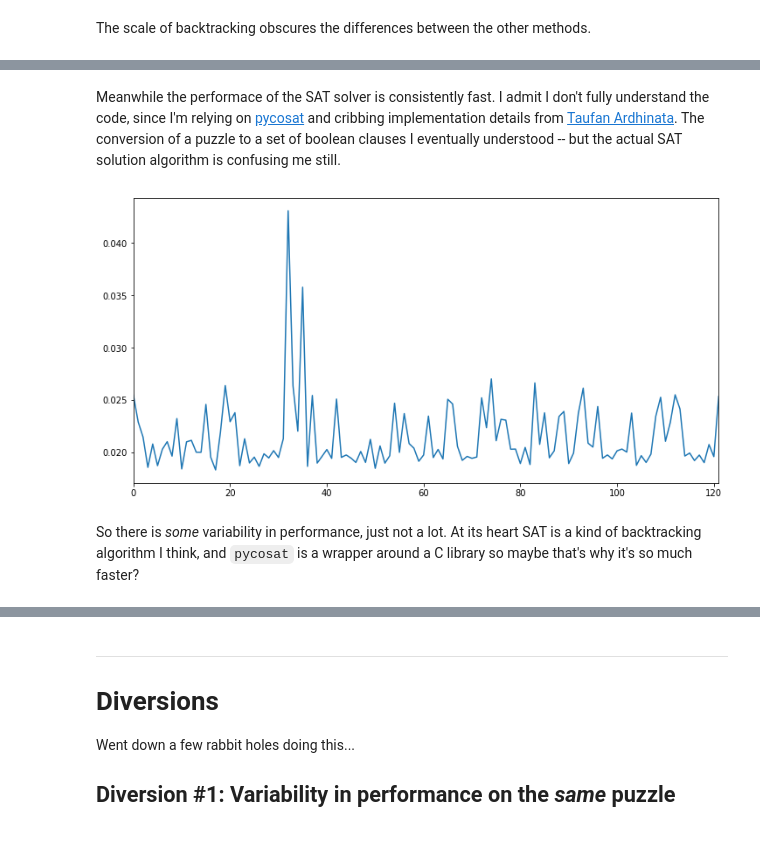
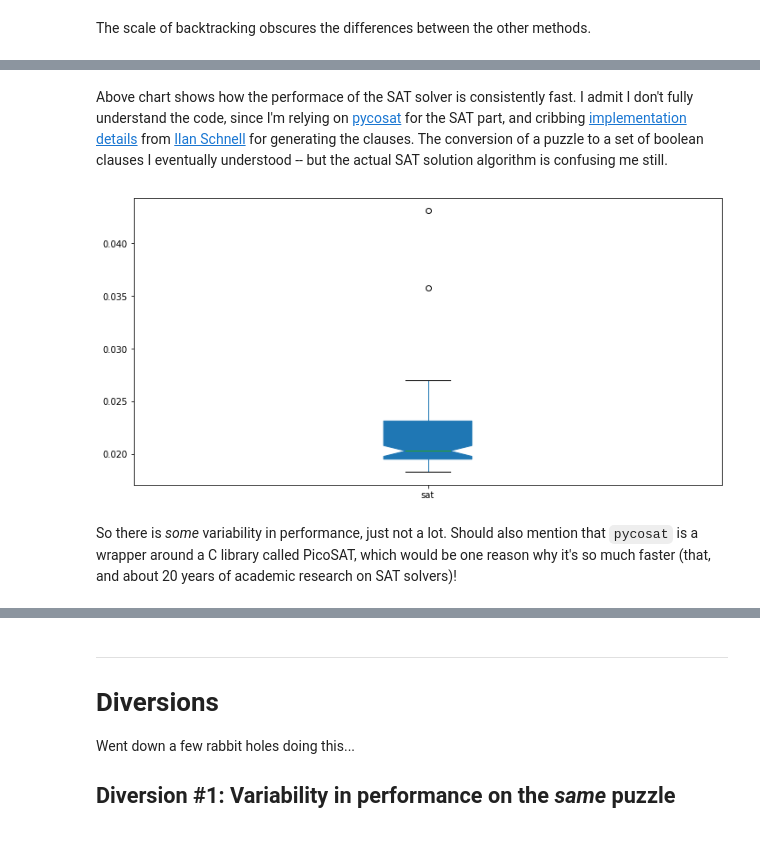
Before and after one commit to hissohathair/puzzle-solvers, a Jupyter notebook: Sudoku Solver.ipynb, the cells around one changed output, grey strips where cells are left out. Drawn from its saved outputs; the diff is of its cells as text; code cells hidden in the pictures.

```diff
--- a/Sudoku Solver.ipynb
+++ b/Sudoku Solver.ipynb
@@ -327,8 +327,8 @@ NUM_SAMPLES = 5
 
 pt = pg.PuzzleTester(puzzle_class=su.SudokuPuzzle, test_samples=NUM_SAMPLES)
 pt.add_testcases([x for x in su.SAMPLE_PUZZLES])
-pt.add_testcases(pg.from_file("data/hardest.txt", level="Hard"))
-pt.add_testcases(pg.from_file("data/top95.txt", level="Diabolical"))
+pt.add_testcases(pg.from_file("data/sudoku_9x9/hardest.txt", level="Hard"))
+pt.add_testcases(pg.from_file("data/sudoku_9x9/top95.txt", level="Diabolical"))
 print(f"Using {pt.num_testcases()} test cases")
 
 if os.path.isfile(TEST_RESULTS):
@@ -396,8 +398,8 @@ axs = df[all_methods].plot(kind='hist')
 # %% [markdown]
-Meanwhile the performace of the SAT solver is consistently fast. I admit I don't fully understand the code, since I'm relying on [pycosat](https://pypi.org/project/pycosat/) and cribbing implementation details from [Taufan Ardhinata](https://github.com/taufanardi/sudoku-sat-solver). The conversion of a puzzle to a set of boolean clauses I eventually understood -- but the actual SAT solution algorithm is confusing me still.
+Above chart shows how the performace of the SAT solver is consistently fast. I admit I don't fully understand the code, since I'm relying on [pycosat](https://pypi.org/project/pycosat/) for the SAT part, and cribbing [implementation details](https://github.com/ContinuumIO/pycosat/blob/master/examples/sudoku.py) from [Ilan Schnell](http://ilan.schnell-web.net/prog/sudoku/) for generating the clauses. The conversion of a puzzle to a set of boolean clauses I eventually understood -- but the actual SAT solution algorithm is confusing me still.
 # %%
-axs = df['sat'].plot()
+axs = df['sat'].plot(kind="box", notch=True, patch_artist=True)
 # %% [output]
-[figure, old version]
+[figure, new version]
 # %% [markdown]
-So there is *some* variability in performance, just not a lot. At its heart SAT is a kind of backtracking algorithm I think, and `pycosat` is a wrapper around a C library so maybe that's why it's so much faster?
+So there is *some* variability in performance, just not a lot. Should also mention that `pycosat` is a wrapper around a C library called PicoSAT, which would be one reason why it's so much faster (that, and about 20 years of academic research on SAT solvers)!
```
Also changed, not shown: parts of 32 cells of this notebook, 5 other files.
